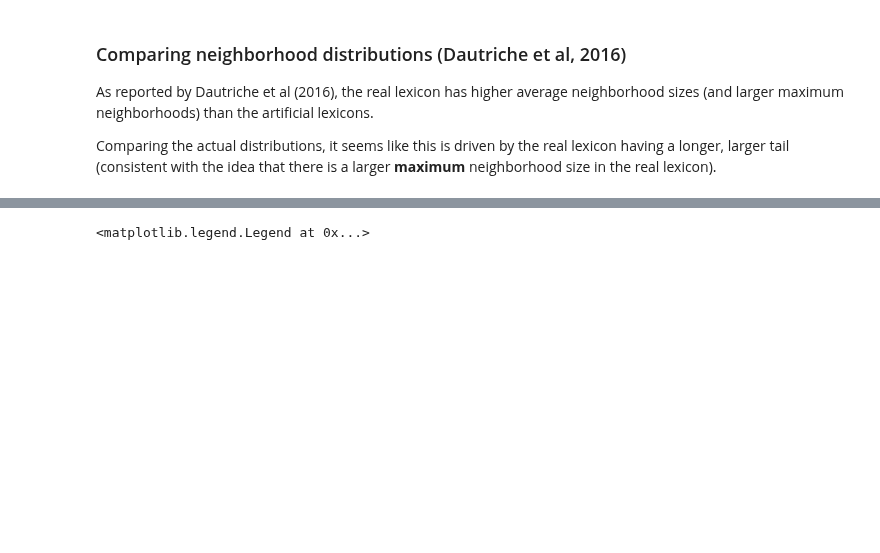
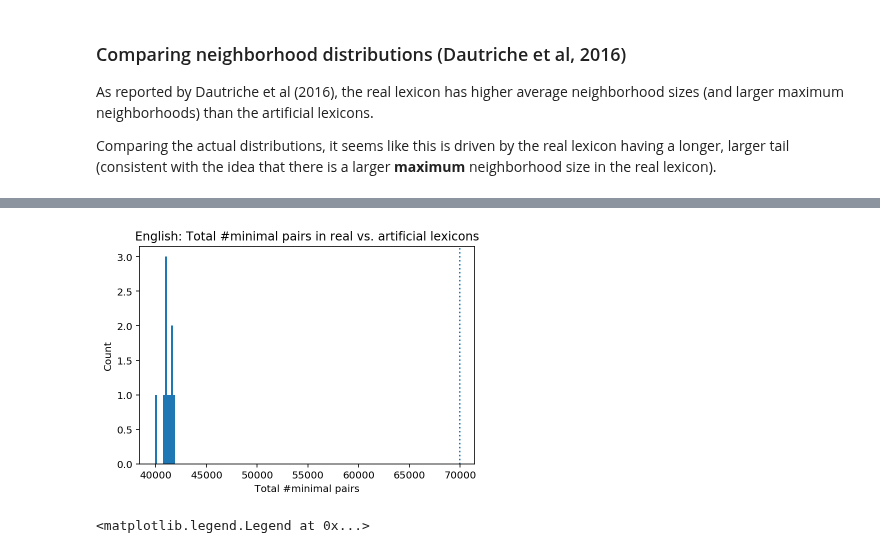
Before and after one commit to seantrott/homophone_simulations, a Jupyter notebook: minimal_pairs_analysis.ipynb, the cells around one changed output, grey strips where cells are left out. Cells and saved outputs as stored; diff of their text form; code cells hidden in the pictures; blank space fills up the shorter version.

```diff
--- a/minimal_pairs_analysis.ipynb
+++ b/minimal_pairs_analysis.ipynb
@@ -98,2 +130,7 @@ No handles with labels found to put in legend.
+# %%
+plot_real_vs_art(info_for_english['total_mp'], df_english_stats['total_mp'],
+                'Total #minimal pairs', language='English')
+# %% [output]
+[figure, added]
 # %%
 for df_tmp in processed_artificials:
```
Also changed, not shown: parts of 52 cells of this notebook, 1 other file.
